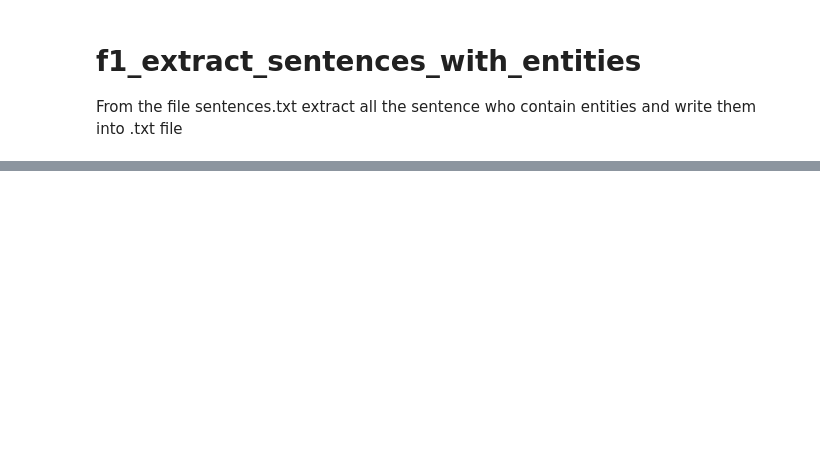
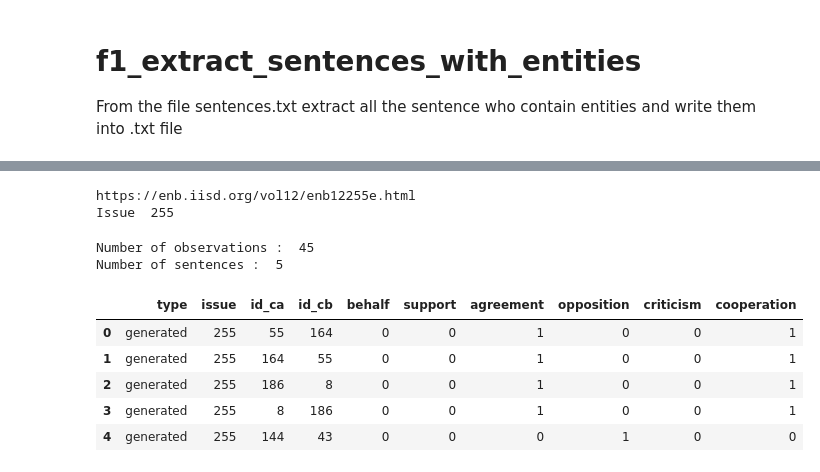
Before and after one commit to victorkristof/cop-mining-interactions, a Jupyter notebook: Code/f1_extract_sentences_with_entities.ipynb, the cells around one changed output, grey strips where cells are left out. Cells and saved outputs as stored; diff of their text form; code cells hidden in the pictures; blank space fills up the shorter version.

```diff
--- a/Code/f1_extract_sentences_with_entities.ipynb
+++ b/Code/f1_extract_sentences_with_entities.ipynb
@@ -349,0 +594,11 @@ verbs_for = ['supported']
+# %%
+def get_key(val):
+
+    for key, value in DICTIONARY.items():
+        if (len(value) == 1 and val == value[0]):
+             key_country = key
+        if(len(value) > 1 and val in value):
+            key_country = key
+
+
+    return DICTIONARY_NUM[key_country]
@@ -349,0 +634,13 @@ verbs_for = ['supported']
+# %%
+def create_df(cooperations):
+    id_ca = [x[10] for x in cooperations]
+    id_cb = [x[11] for x in cooperations]
+    behalf = [x[3] for x in cooperations]
+    support = [x[4] for x in cooperations]
+    agreement =[x[5] for x in cooperations]
+    opposition =[x[6] for x in cooperations]
+    criticism =[x[7] for x in cooperations]
+    cooperation =[x[8] for x in cooperations]
+    dict_issue = {'type': 'generated','issue': cooperations[0][0],'id_ca':id_ca,'id_cb':id_cb, 'behalf':behalf,'support':support,'agreement':agreement,'opposition':opposition,'criticism':criticism,'cooperation':cooperation}
+    df = pd.DataFrame(dict_issue)
+    return df
@@ -349,0 +716,6 @@ verbs_for = ['supported']
+# %%
+issue_number = 255
+sentences = extract_s2e_issue_number(issue_number)
+# %% [output]
+https://enb.iisd.org/vol12/enb12255e.html
+Issue  255
@@ -349,0 +751,20 @@ verbs_for = ['supported']
+# %%
+#sentences = ["The NETHERLANDS stressed, inter alia, the need for: fixed criteria and time-frames for COP and COP/MOP work; a multi-year work programme (�) The US supported multi-year work programmes"]
+sentences = remove_double_s(sentences)
+sentences = remove_on_99s_programme(sentences)
+sentences = find_inversions(sentences)
+df = interactions(sentences, issue_number)
+# %% [output]
+Number of observations :  45
+Number of sentences :  5
+# %%
+
+df.head(5)
+#behalf	support	spokewith	agreement	delay	opposition	criticism	cooperation
+# %% [output]
+|  | type | issue | id_ca | id_cb | behalf | support | agreement | opposition | criticism | cooperation |
+| 0 | generated | 255 | 55 | 164 | 0 | 0 | 1 | 0 | 0 | 1 |
+| 1 | generated | 255 | 164 | 55 | 0 | 0 | 1 | 0 | 0 | 1 |
+| 2 | generated | 255 | 186 | 8 | 0 | 0 | 1 | 0 | 0 | 1 |
+| 3 | generated | 255 | 8 | 186 | 0 | 0 | 1 | 0 | 0 | 1 |
+| 4 | generated | 255 | 144 | 43 | 0 | 0 | 0 | 1 | 0 | 0 |
```
Also changed, not shown: parts of 70 cells of this notebook, 58 other files.
